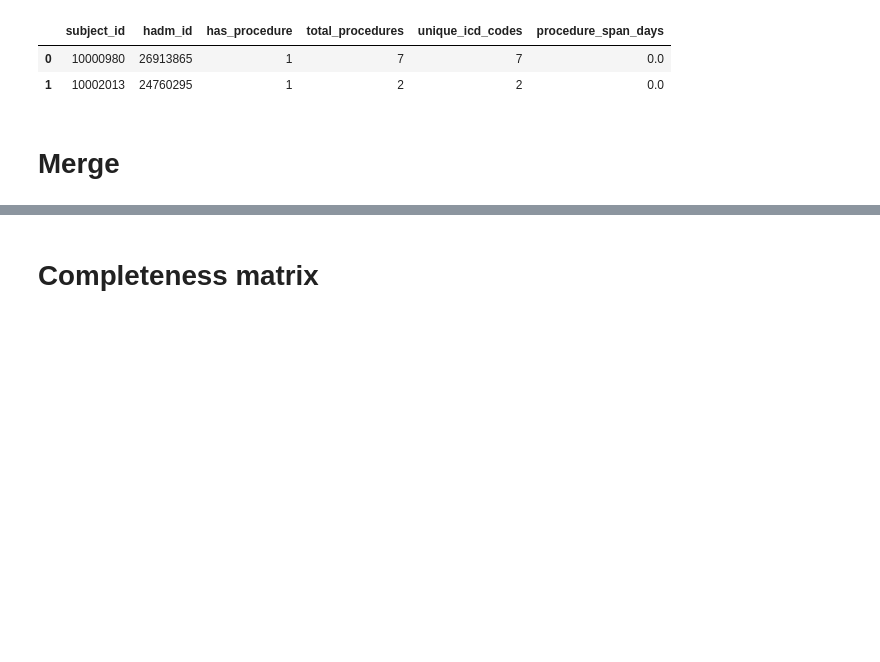
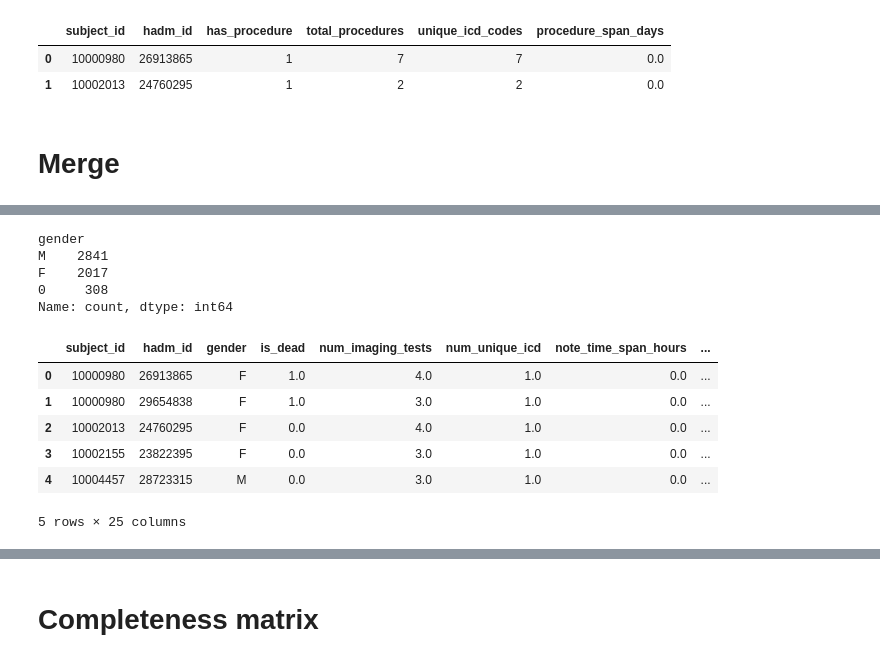
Before and after one commit to alexandermittet/Data_Analytics_for_Health_UniPi, a Jupyter notebook: code/1.2_create_patient_profile.ipynb, the cells around one changed output, grey strips where cells are left out. Cells and saved outputs as stored; diff of their text form; code cells hidden in the pictures; blank space fills up the shorter version.

```diff
--- a/code/1.2_create_patient_profile.ipynb
+++ b/code/1.2_create_patient_profile.ipynb
@@ -83,0 +103,18 @@ KeyError: 'subject_id'
+# %%
+patient_profile["gender"].value_counts()
+# %% [output]
+gender
+M    2841
+F    2017
+0     308
+Name: count, dtype: int64
+# %%
+patient_profile.head()
+# %% [output]
+|  | subject_id | hadm_id | gender | is_dead | num_imaging_tests | num_unique_icd | note_time_span_hours | ... |
+| 0 | 10000980 | 26913865 | F | 1.0 | 4.0 | 1.0 | 0.0 | ... |
+| 1 | 10000980 | 29654838 | F | 1.0 | 3.0 | 1.0 | 0.0 | ... |
+| 2 | 10002013 | 24760295 | F | 0.0 | 4.0 | 1.0 | 0.0 | ... |
+| 3 | 10002155 | 23822395 | F | 0.0 | 3.0 | 1.0 | 0.0 | ... |
+| 4 | 10004457 | 28723315 | M | 0.0 | 3.0 | 1.0 | 0.0 | ... |
+5 rows × 25 columns
```
Also changed, not shown: parts of 10 cells of this notebook, 2 other files.
